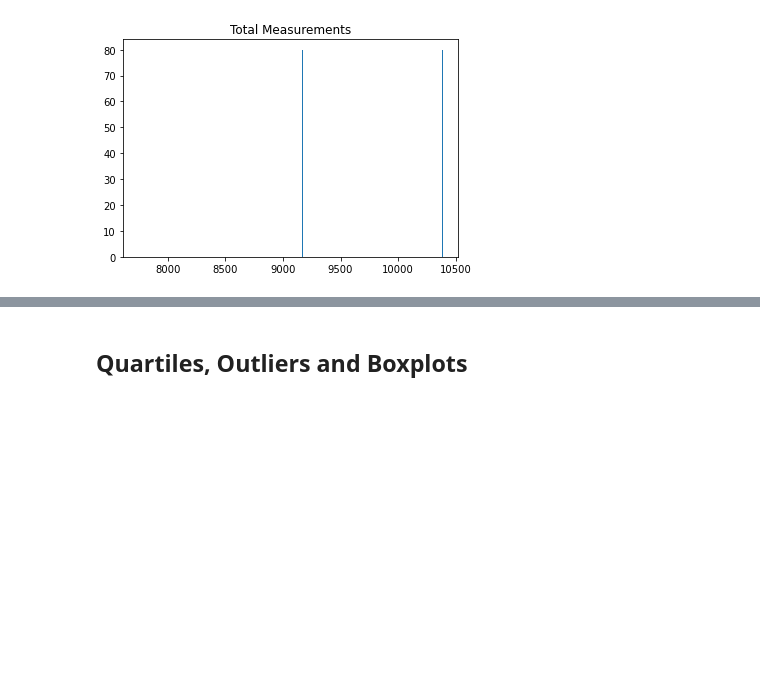
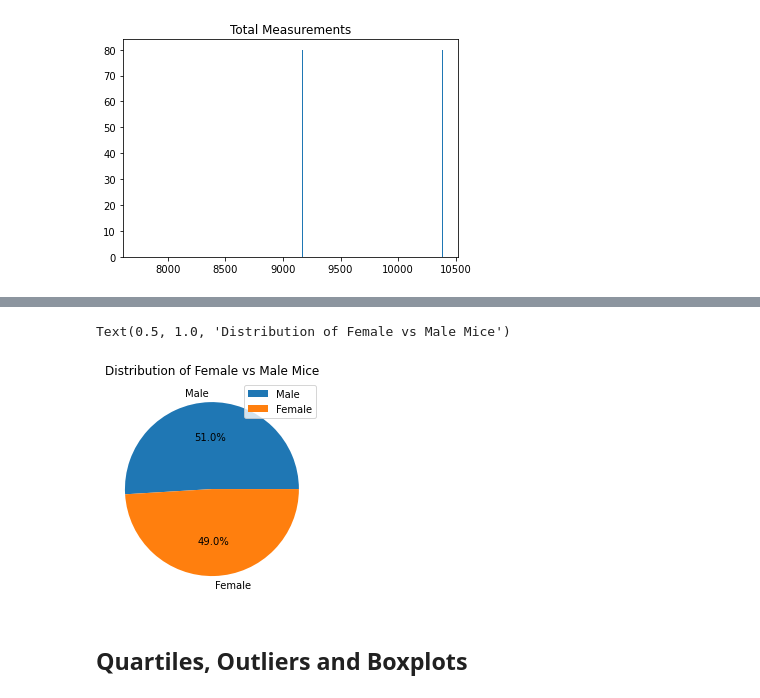
Before and after one commit to ethomps33/MatplotlibHW_ThePowerOfPlots, a Jupyter notebook: Pymaceuticals/pymaceuticals_starter.ipynb, the cells around one changed output, grey strips where cells are left out. Drawn from its saved outputs; the diff is of its cells as text; code cells hidden in the pictures; blank space fills up the shorter version.

```diff
--- a/Pymaceuticals/pymaceuticals_starter.ipynb
+++ b/Pymaceuticals/pymaceuticals_starter.ipynb
@@ -138,6 +138,11 @@ array([<matplotlib.axes._subplots.AxesSubplot object at 0x...>],
 # %%
 # Generate a pie plot showing the distribution of female versus male mice using pyplot
-plt.pie()
+plt.pie(gender_mice, labels = ['Male', 'Female'], autopct="%1.1f%%")
+plt.legend()
+plt.title("Distribution of Female vs Male Mice")
+# %% [output]
+Text(0.5, 1.0, 'Distribution of Female vs Male Mice')
+[figure, added]
 # %% [markdown]
 ## Quartiles, Outliers and Boxplots
 # %%
```
Also changed, not shown: parts of 1 cell of this notebook.
